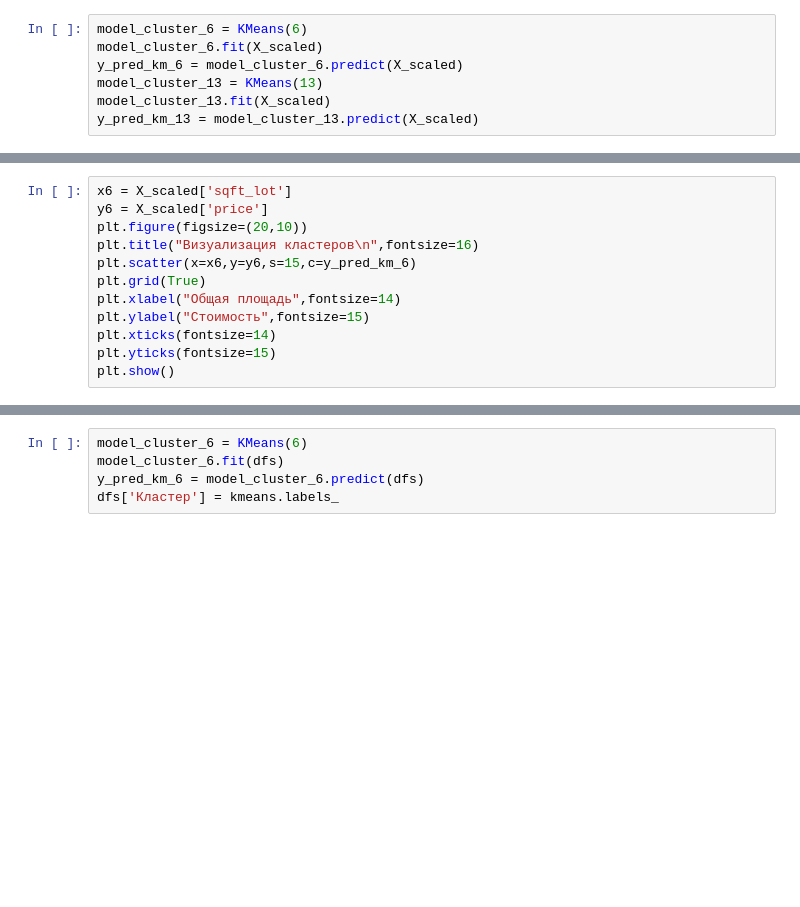
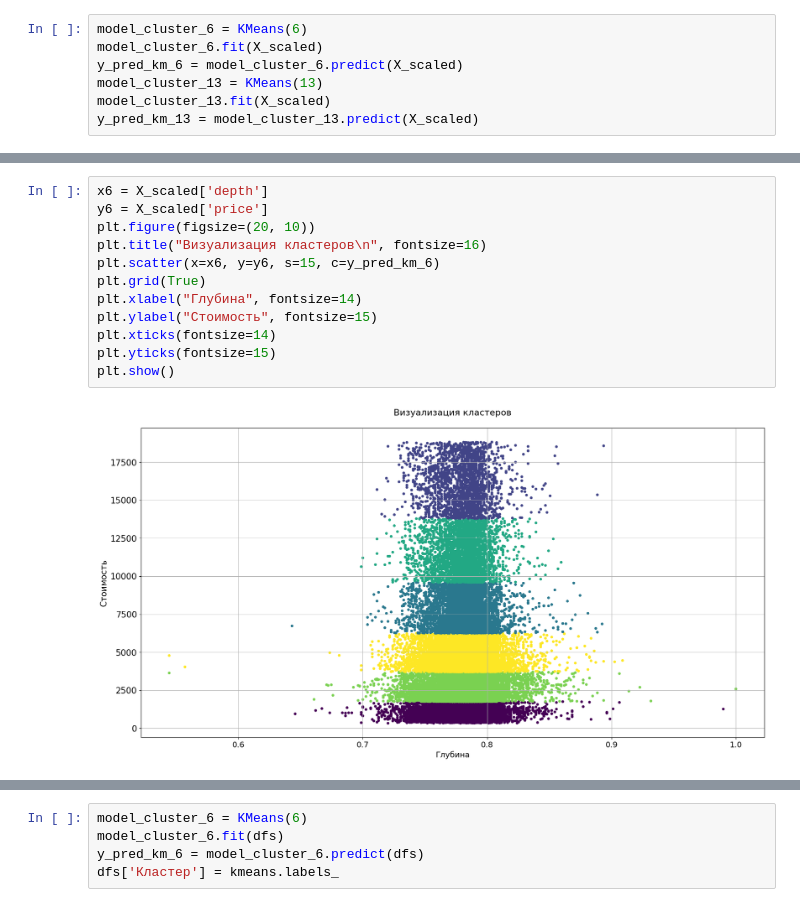
Before and after one commit to true-seeker/ai_university, a Jupyter notebook: lab6/lab6.ipynb, the cells around one changed output, grey strips where cells are left out. Saved outputs shown, nothing was run; the diff lists cells and outputs as text; blank space fills up the shorter version.

```diff
--- a/lab6/lab6.ipynb
+++ b/lab6/lab6.ipynb
@@ -208,13 +408,15 @@ plt.show()
 # %%
-x6 = X_scaled['sqft_lot']
+x6 = X_scaled['depth']
 y6 = X_scaled['price']
-plt.figure(figsize=(20,10))
-plt.title("Визуализация кластеров\n",fontsize=16)
-plt.scatter(x=x6,y=y6,s=15,c=y_pred_km_6)
+plt.figure(figsize=(20, 10))
+plt.title("Визуализация кластеров\n", fontsize=16)
+plt.scatter(x=x6, y=y6, s=15, c=y_pred_km_6)
 plt.grid(True)
-plt.xlabel("Общая площадь",fontsize=14)
-plt.ylabel("Стоимость",fontsize=15)
+plt.xlabel("Глубина", fontsize=14)
+plt.ylabel("Стоимость", fontsize=15)
 plt.xticks(fontsize=14)
 plt.yticks(fontsize=15)
 plt.show()
+# %% [output]
+[figure, added]
 # %%
```
Also changed, not shown: parts of 38 cells of this notebook, 4 other files.
